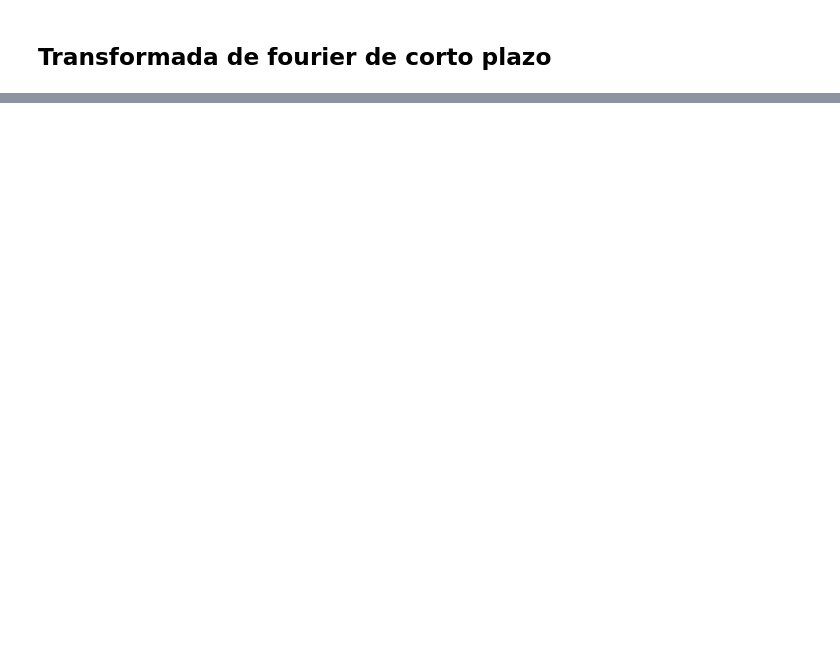
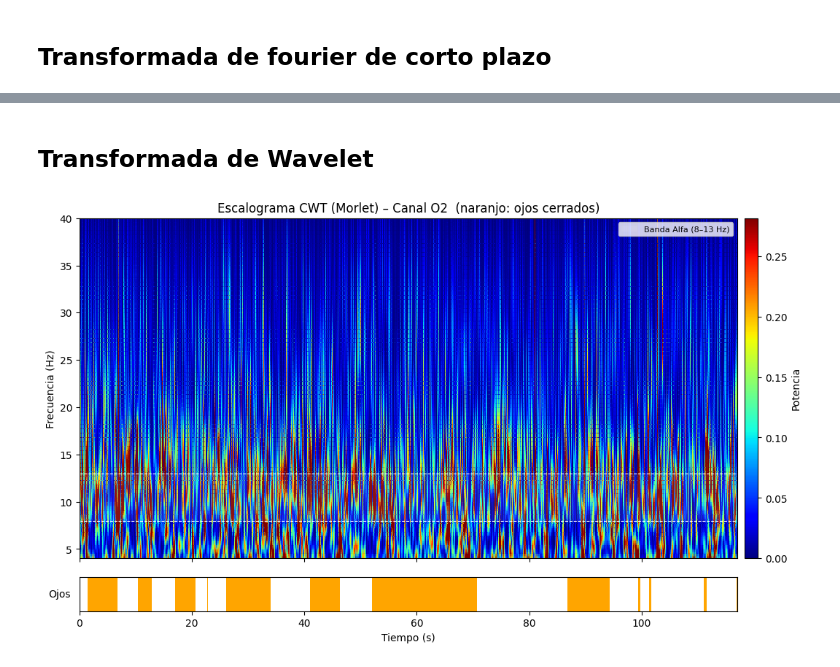
Before and after one commit to benjaauf/Proyecto_INF405, a Jupyter notebook: 02_TRANSFORMACION_TF.ipynb, the cells around one changed output, grey strips where cells are left out. Drawn from its saved outputs; the diff is of its cells as text; code cells hidden in the pictures; blank space fills up the shorter version.

Commit message:
Transformada de wavelet

```diff
--- a/02_TRANSFORMACION_TF.ipynb
+++ b/02_TRANSFORMACION_TF.ipynb
@@ -85,0 +86,2 @@ plt.show()
+# %% [markdown]
+## Transformada de Wavelet
@@ -85,0 +130,45 @@ plt.show()
+# %%
+target = 'O2'
+freqs, t_cwt, power = apply_cwt(df[target], fs=FS)
+
+fig, (ax1, ax2) = plt.subplots(2, 1, figsize=(12, 7), sharex=True,
+                                gridspec_kw={'height_ratios': [10, 1]})
+plt.subplots_adjust(hspace=0.1)
+
+im = ax1.pcolormesh(t_cwt, freqs, power, shading='gouraud', cmap='jet',
+                    vmin=0, vmax=np.percentile(power, 95))
+
+# Resaltar banda alfa (8-13 Hz)
+ax1.axhspan(8, 13, color='white', alpha=0.08, lw=0, label='Banda Alfa (8–13 Hz)')
+ax1.axhline(8,  color='white', linestyle='--', linewidth=0.8)
+ax1.axhline(13, color='white', linestyle='--', linewidth=0.8)
+
+ax1.set_title(f'Escalograma CWT (Morlet) – Canal {target}  (naranjo: ojos cerrados)')
+ax1.set_ylabel('Frecuencia (Hz)')
+ax1.legend(loc='upper right', fontsize=8)
+
+divider = make_axes_locatable(ax1)
+cax = divider.append_axes('right', size='2%', pad=0.1)
+plt.colorbar(im, cax=cax, label='Potencia')
+
+# Barra de estado ocular
+states_at_t = [df.iloc[(df['time_sec'] - ti).abs().idxmin()][TARGET_COL] for ti in t_cwt]
+states_matrix = np.array(states_at_t).reshape(1, -1)
+cmap_eye = mcolors.ListedColormap(['white', 'orange'])
+
+ax2.imshow(states_matrix, aspect='auto', cmap=cmap_eye,
+           extent=[t_cwt.min(), t_cwt.max(), 0, 1], interpolation='nearest')
+ax2.set_yticks([])
+ax2.set_xlabel('Tiempo (s)')
+ax2.set_ylabel('Ojos', rotation=0, labelpad=20, va='center')
+
+ax1.set_xlim(t_cwt.min(), t_cwt.max())
+ax2.set_xlim(t_cwt.min(), t_cwt.max())
+
+divider2 = make_axes_locatable(ax2)
+cax2 = divider2.append_axes('right', size='2%', pad=0.1)
+cax2.axis('off')
+
+plt.show()
+# %% [output]
+[figure, added]
```
Also changed, not shown: parts of 4 cells of this notebook, 1 other file.
